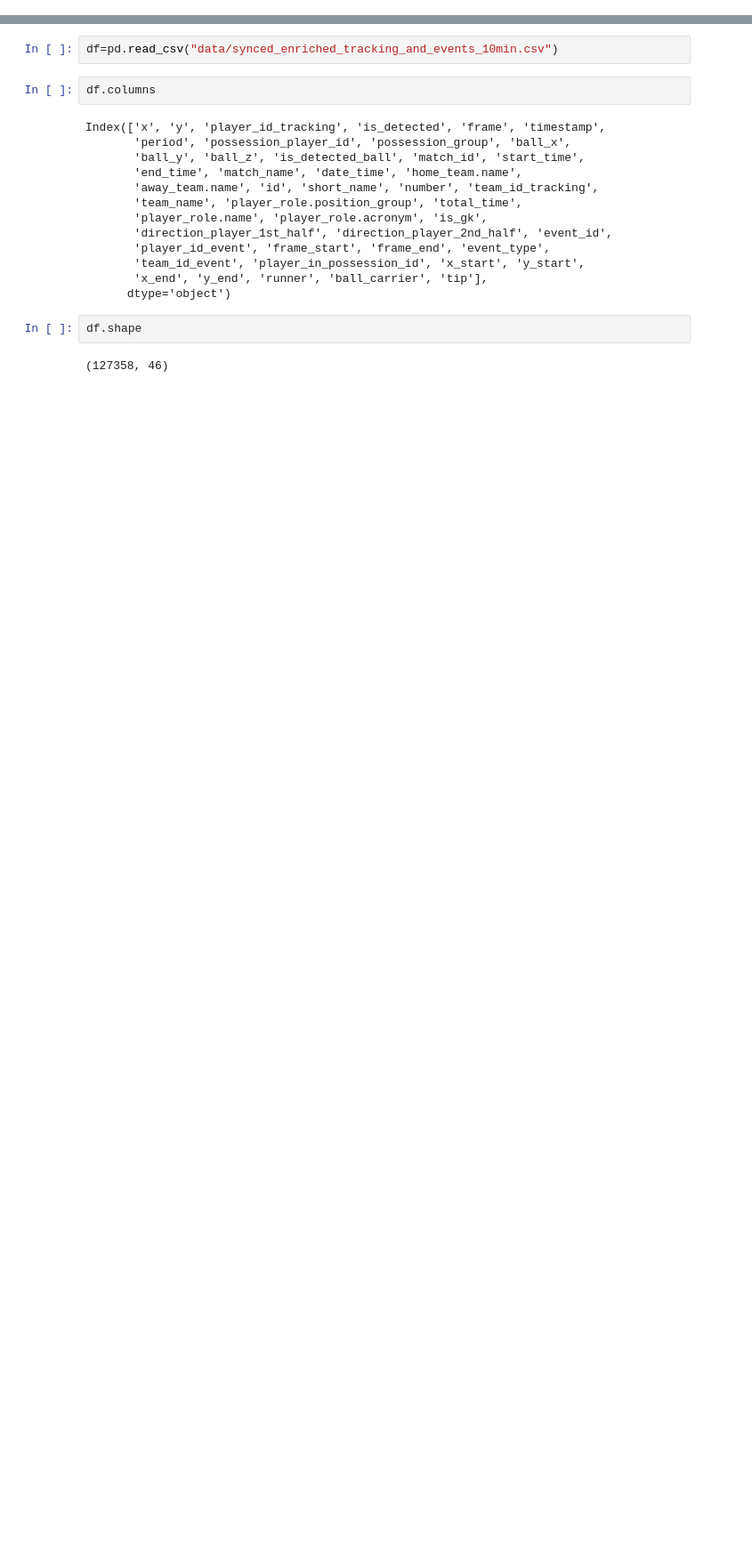
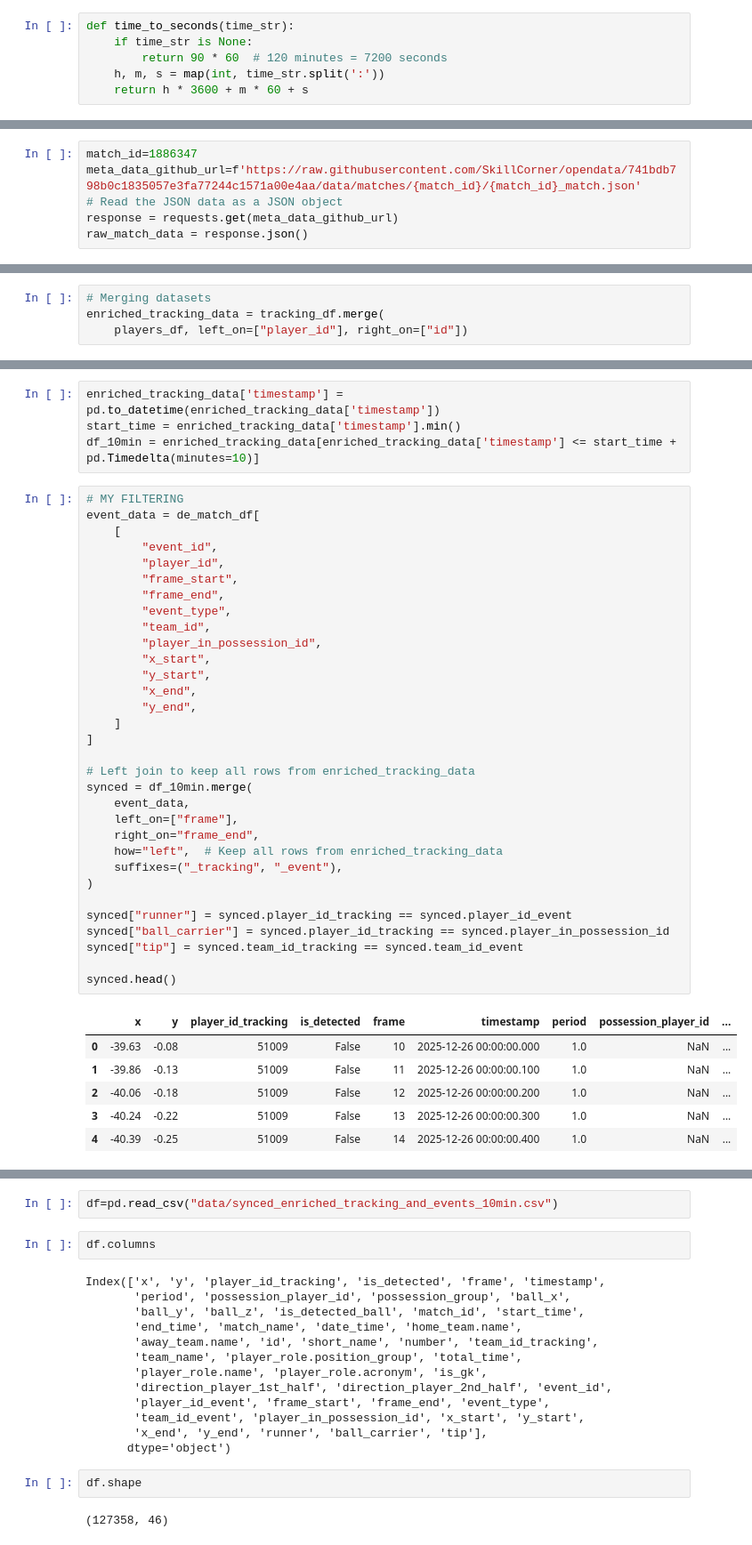
Before and after one commit to rodmart21/analytics_cup_analyst, a Jupyter notebook: submission.ipynb, the cells around one changed output, grey strips where cells are left out. Shown at 89% size. Cells and saved outputs as stored; diff of their text form; blank space fills up the shorter version.

```diff
--- a/submission.ipynb
+++ b/submission.ipynb
@@ -4,0 +39,6 @@ from src.sprint_map import plot_sprint_map
+# %%
+def time_to_seconds(time_str):
+    if time_str is None:
+        return 90 * 60  # 120 minutes = 7200 seconds
+    h, m, s = map(int, time_str.split(':'))
+    return h * 3600 + m * 60 + s
@@ -4,0 +47,6 @@ from src.sprint_map import plot_sprint_map
+# %%
+match_id=1886347
+meta_data_github_url=f'https://raw.githubusercontent.com/SkillCorner/opendata/741bdb798b0c1835057e3fa77244c1571a00e4aa/data/matches/{match_id}/{match_id}_match.json'
+# Read the JSON data as a JSON object
+response = requests.get(meta_data_github_url)
+raw_match_data = response.json()
@@ -4,0 +146,4 @@ from src.sprint_map import plot_sprint_map
+# %%
+# Merging datasets
+enriched_tracking_data = tracking_df.merge(
+    players_df, left_on=["player_id"], right_on=["id"])
@@ -4,0 +173,43 @@ from src.sprint_map import plot_sprint_map
+# %%
+enriched_tracking_data['timestamp'] = pd.to_datetime(enriched_tracking_data['timestamp'])
+start_time = enriched_tracking_data['timestamp'].min()
+df_10min = enriched_tracking_data[enriched_tracking_data['timestamp'] <= start_time + pd.Timedelta(minutes=10)]
+# %%
+# MY FILTERING
+event_data = de_match_df[
+    [
+        "event_id",
+        "player_id",
+        "frame_start",
+        "frame_end",
+        "event_type",
+        "team_id",
+        "player_in_possession_id",
+        "x_start",
+        "y_start",
+        "x_end",
+        "y_end",
+    ]
+]
+
+# Left join to keep all rows from enriched_tracking_data
+synced = df_10min.merge(
+    event_data,
+    left_on=["frame"],
+    right_on="frame_end",
+    how="left",  # Keep all rows from enriched_tracking_data
+    suffixes=("_tracking", "_event"),
+)
+
+synced["runner"] = synced.player_id_tracking == synced.player_id_event
+synced["ball_carrier"] = synced.player_id_tracking == synced.player_in_possession_id
+synced["tip"] = synced.team_id_tracking == synced.team_id_event
+
+synced.head()
+# %% [output]
+|  | x | y | player_id_tracking | is_detected | frame | timestamp | period | possession_player_id | ... |
+| 0 | -39.63 | -0.08 | 51009 | False | 10 | 2025-12-26 00:00:00.000 | 1.0 | NaN | ... |
+| 1 | -39.86 | -0.13 | 51009 | False | 11 | 2025-12-26 00:00:00.100 | 1.0 | NaN | ... |
+| 2 | -40.06 | -0.18 | 51009 | False | 12 | 2025-12-26 00:00:00.200 | 1.0 | NaN | ... |
+| 3 | -40.24 | -0.22 | 51009 | False | 13 | 2025-12-26 00:00:00.300 | 1.0 | NaN | ... |
+| 4 | -40.39 | -0.25 | 51009 | False | 14 | 2025-12-26 00:00:00.400 | 1.0 | NaN | ... |
```
Also changed, not shown: parts of 16 cells of this notebook, 4 other files.
